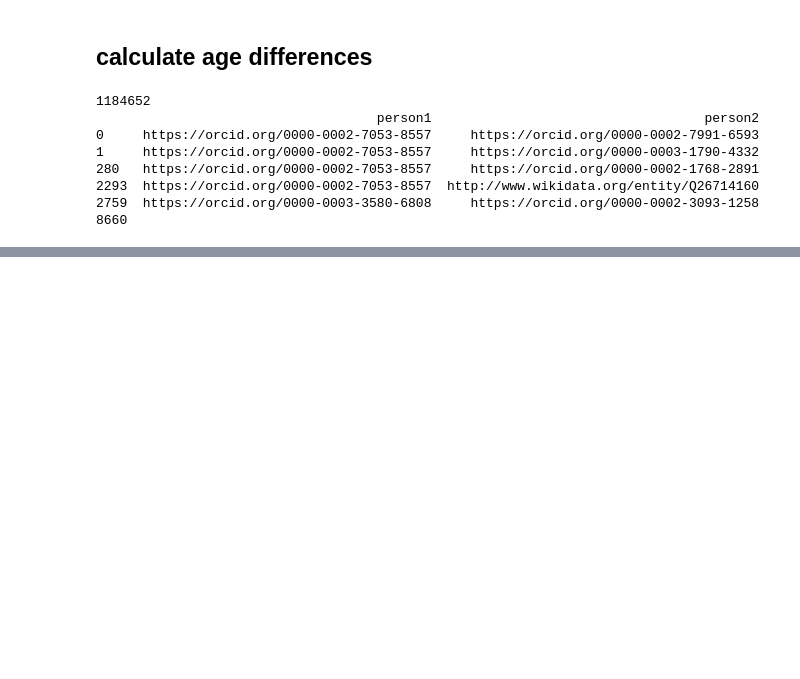
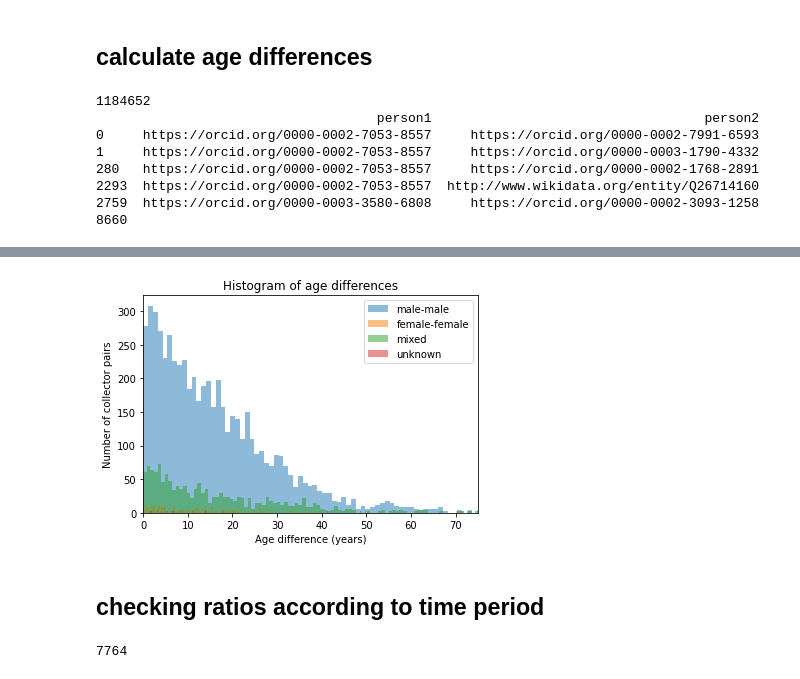
Before and after one commit to biohackathon2021/project-12, a Jupyter notebook: age_differences.ipynb, the cells around one changed output, grey strips where cells are left out. Saved outputs shown, nothing was run; the diff lists cells and outputs as text; code cells hidden in the pictures; blank space fills up the shorter version.

```diff
--- a/age_differences.ipynb
+++ b/age_differences.ipynb
@@ -103,6 +128,9 @@ print(len(agediff))
 2293  https://orcid.org/0000-0002-7053-8557  http://www.wikidata.org/entity/Q26714160
 2759  https://orcid.org/0000-0003-3580-6808     https://orcid.org/0000-0002-3093-1258
 8660
+# %%
+results = pd.DataFrame(list(zip(gender_1, gender_2, age_p1, age_p2, agediff, gender_diff, id1, id2)),
+               columns =['gen1', 'gen2', 'bd1', 'bd2', 'agediff', 'genderdiff', 'id1', 'id2'])
 # %%
 agediff = [i for i in agediff if i != 0]
 agediff = [i for i in agediff if i < 1000]
@@ -134,0 +185,22 @@ plt.hist(agediff, bins=40)
+# %%
+results.drop(results[results.agediff == 0].index, inplace=True)
+results.drop(results[results.agediff  > 1000].index, inplace=True)
+# %%
+mm = results.loc[results['genderdiff'] == 'm-m']
+ff = results.loc[results['genderdiff'] == 'f-f']
+mix = results.loc[results['genderdiff'] == 'mixed']
+unkn = results.loc[results['genderdiff'] == 'unknown']
+
+
+plt.xlabel('Age difference (years)')
+plt.ylabel('Number of collector pairs')
+plt.xlim(0, 75)
+plt.title('Histogram of age differences')
+plt.hist(mm.agediff, bins=200, alpha=0.5, label = 'male-male')
+plt.hist(ff.agediff, bins=200, alpha=0.5, label = 'female-female')
+plt.hist(mix.agediff, bins=200, alpha=0.5, label = 'mixed')
+plt.hist(unkn.agediff, bins=200, alpha=0.5, label = 'unknown')
+plt.legend(loc='upper right')
+plt.show()
+# %% [output]
+[figure, added]
@@ -134,0 +213,2 @@ plt.hist(agediff, bins=40)
+# %% [markdown]
+## checking ratios according to time period
@@ -134,0 +277,4 @@ plt.hist(agediff, bins=40)
+# %%
+len(results)
+# %% [output]
+7764
```
Also changed, not shown: parts of 11 cells of this notebook.
